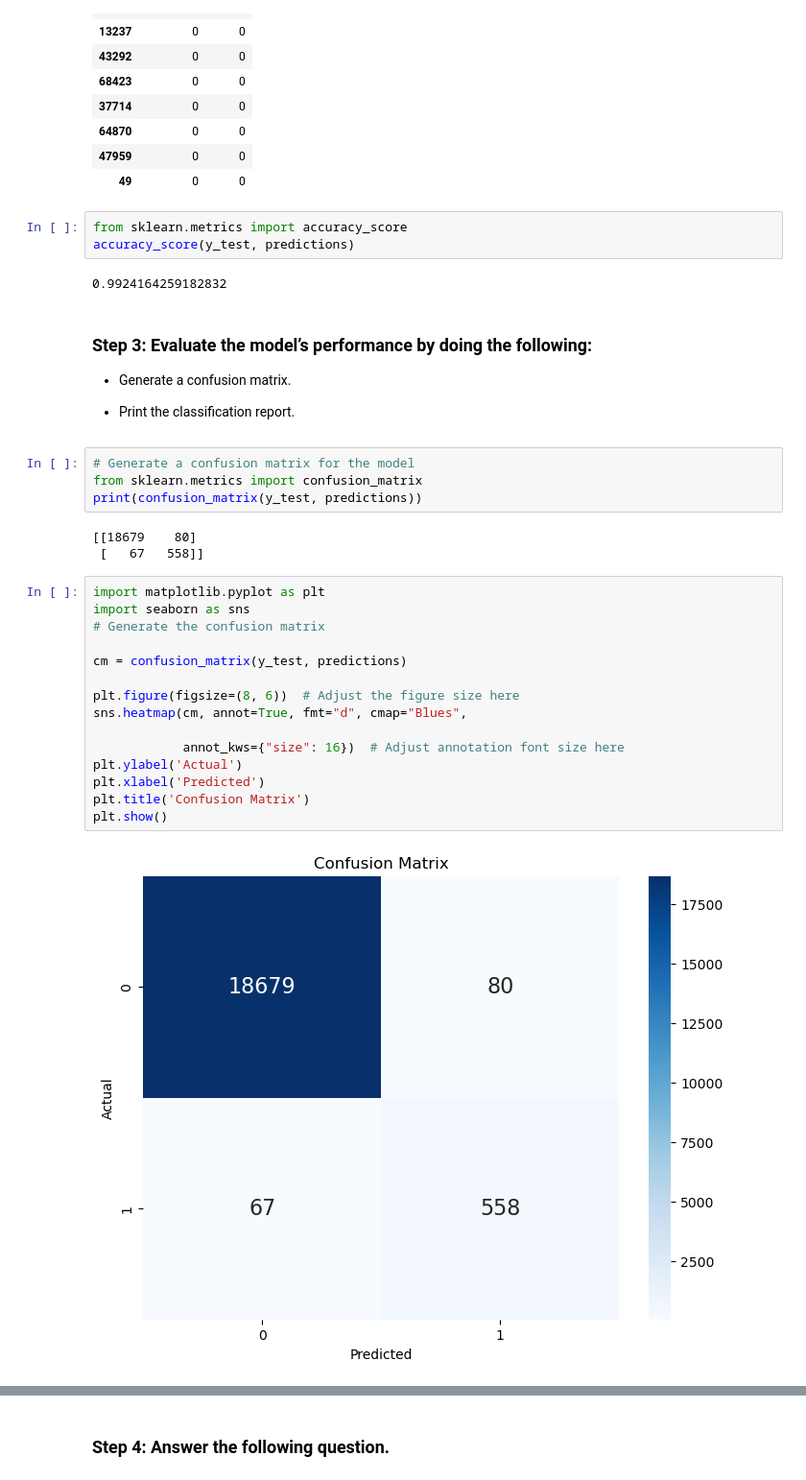
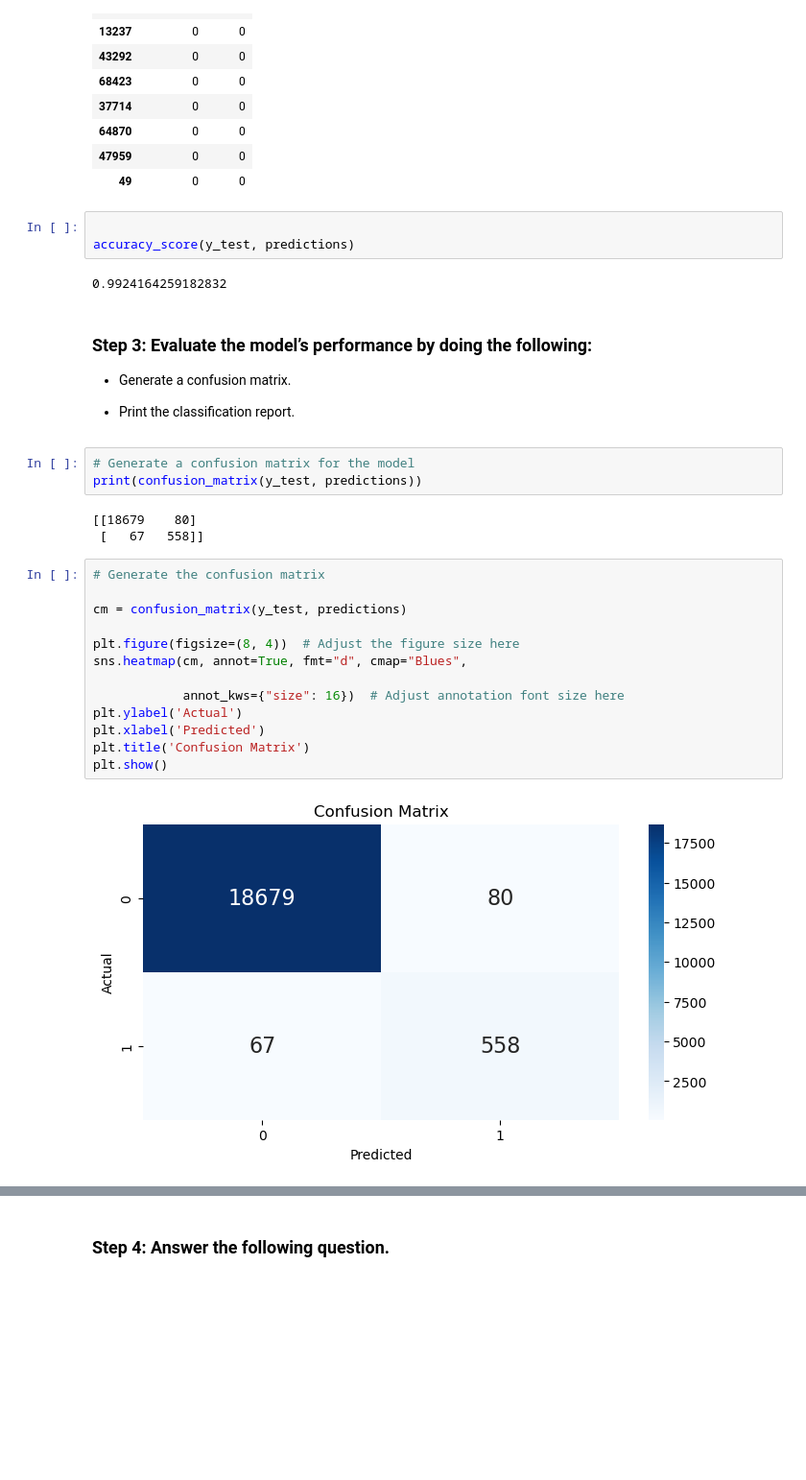
Before and after one commit to gfsiciliani/credit-risk-classification, a Jupyter notebook: credit_risk/credit_risk_classification.ipynb, the cells around one changed output, grey strips where cells are left out. Shown at 96% size. Drawn from its saved outputs; the diff is of its cells as text; blank space fills up the shorter version.

```diff
--- a/credit_risk/credit_risk_classification.ipynb
+++ b/credit_risk/credit_risk_classification.ipynb
@@ -102,7 +108,7 @@ results.head(10)
 | 47959 | 0 | 0 |
 | 49 | 0 | 0 |
 # %%
-from sklearn.metrics import accuracy_score
+
 accuracy_score(y_test, predictions)
 # %% [output]
 0.9924164259182832
@@ -114,25 +120,22 @@ accuracy_score(y_test, predictions)
 * Print the classification report.
 # %%
 # Generate a confusion matrix for the model
-from sklearn.metrics import confusion_matrix
 print(confusion_matrix(y_test, predictions))
 # %% [output]
 [[18679    80]
  [   67   558]]
 # %%
-import matplotlib.pyplot as plt
-import seaborn as sns
 # Generate the confusion matrix
 
 cm = confusion_matrix(y_test, predictions)
 
-plt.figure(figsize=(8, 6))  # Adjust the figure size here
+plt.figure(figsize=(8, 4))  # Adjust the figure size here
 sns.heatmap(cm, annot=True, fmt="d", cmap="Blues",
 
             annot_kws={"size": 16})  # Adjust annotation font size here
 plt.ylabel('Actual')
 plt.xlabel('Predicted')
 plt.title('Confusion Matrix')
 plt.show()
 # %% [output]
-[figure, old version]
+[figure, new version]
```
Also changed, not shown: parts of 8 cells of this notebook.
